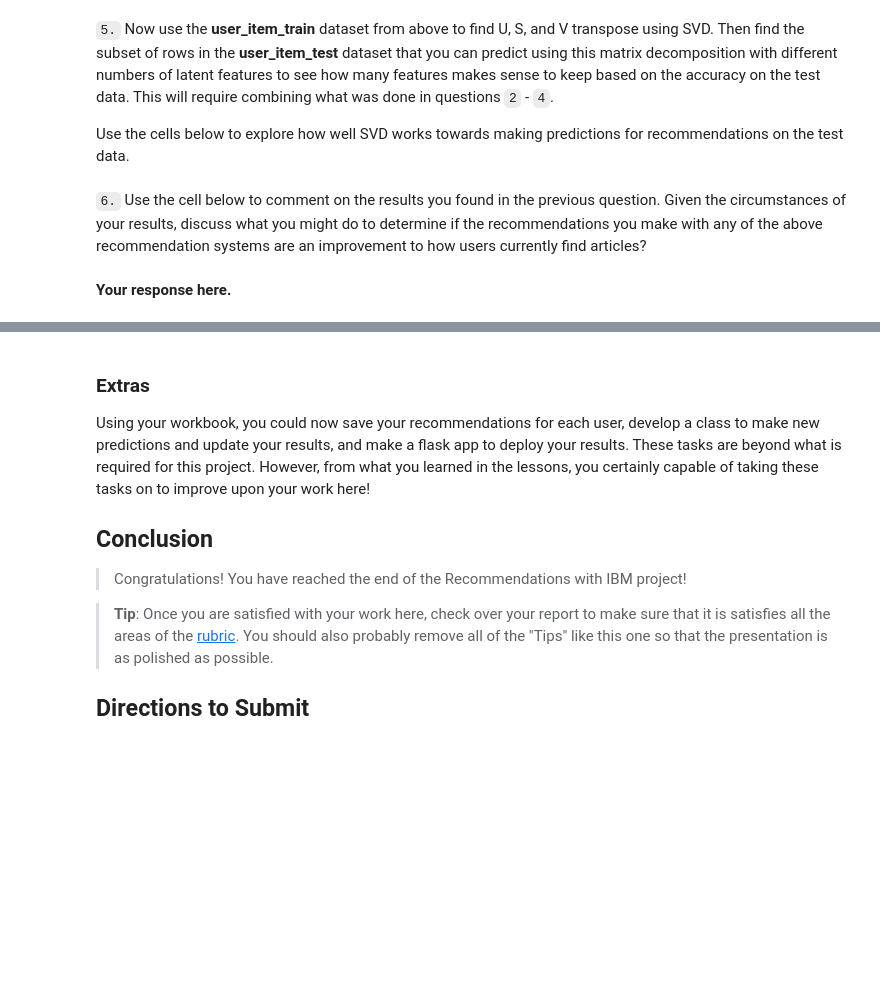
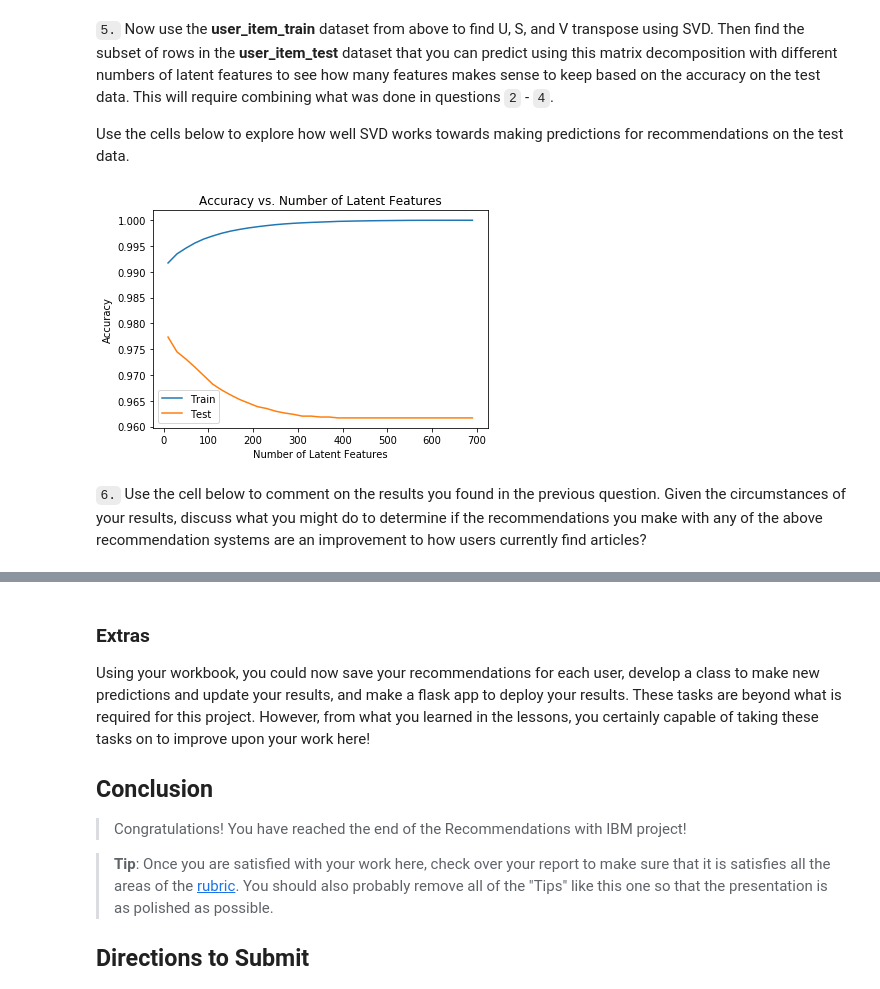
Before and after one commit to msarraj-edu/DSND_Recommendations_with_IBM, a Jupyter notebook: Recommendations_with_IBM.ipynb, the cells around one changed output, grey strips where cells are left out. Cells and saved outputs as stored; diff of their text form; code cells hidden in the pictures; blank space fills up the shorter version.

```diff
--- a/Recommendations_with_IBM.ipynb
+++ b/Recommendations_with_IBM.ipynb
@@ -796,7 +796,47 @@ u_train, s_train, vt_train = np.linalg.svd(user_item_train)# fit svd similar to
 # %%
 u_test = u_train[user_item_train.index.isin(test_idx), :]
 vt_test = vt_train[:, user_item_train.columns.isin(test_arts)]
+# %%
+index_subset = list(set(user_item_train.index) & set(user_item_test.index))
+col_subset = list(set(user_item_train.columns) & set(user_item_test.columns))
+user_item_test_subset = user_item_test.loc[index_subset, col_subset]
+# %%
+#same as step 3
+num_latent_feats = np.arange(10,700+10,20)
+sum_errs_train = []
+sum_errs_test = []
+
+for k in num_latent_feats:
+    # restructure with k latent features
+    s_new, u_new_train, vt_new_train = np.diag(s_train[:k]), u_train[:, :k], vt_train[:k, :]
+    u_new_test, vt_new_test =  u_test[:, :k], vt_test[:k, :]
+
+    # take dot product
+    user_item_est_train = np.around(np.dot(np.dot(u_new_train, s_new), vt_new_train))
+    user_item_est_test = np.around(np.dot(np.dot(u_new_test, s_new), vt_new_test))
+
+    # compute error for each prediction to actual value
+    diffs_train = np.subtract(user_item_train, user_item_est_train)
+    diffs_test = np.subtract(user_item_test_subset, user_item_est_test)
+
+    # total errors and keep track of them
+    err_train = np.sum(np.sum(np.abs(diffs_train)))
+    sum_errs_train.append(err_train)
+
+    err_test = np.sum(np.sum(np.abs(diffs_test)))
+    sum_errs_test.append(err_test)
+
+shape_train = user_item_train.shape[0] * user_item_train.shape[1]
+shape_test = len(set(user_item_train.index) & set(user_item_test.index)) * user_item_test.shape[1]
+
+plt.plot(num_latent_feats, 1 - np.array(sum_errs_train)/shape_train, label='Train');
+plt.plot(num_latent_feats, 1 - np.array(sum_errs_test)/shape_test, label='Test');
+
+plt.xlabel('Number of Latent Features');
+plt.ylabel('Accuracy');
+plt.title('Accuracy vs. Number of Latent Features');
+plt.legend();
+# %% [output]
+[figure, added]
 # %% [markdown]
 `6.` Use the cell below to comment on the results you found in the previous question. Given the circumstances of your results, discuss what you might do to determine if the recommendations you make with any of the above recommendation systems are an improvement to how users currently find articles?
-# %% [markdown]
-**Your response here.**
```
Also changed, not shown: parts of 2 cells of this notebook, 1 other file.
